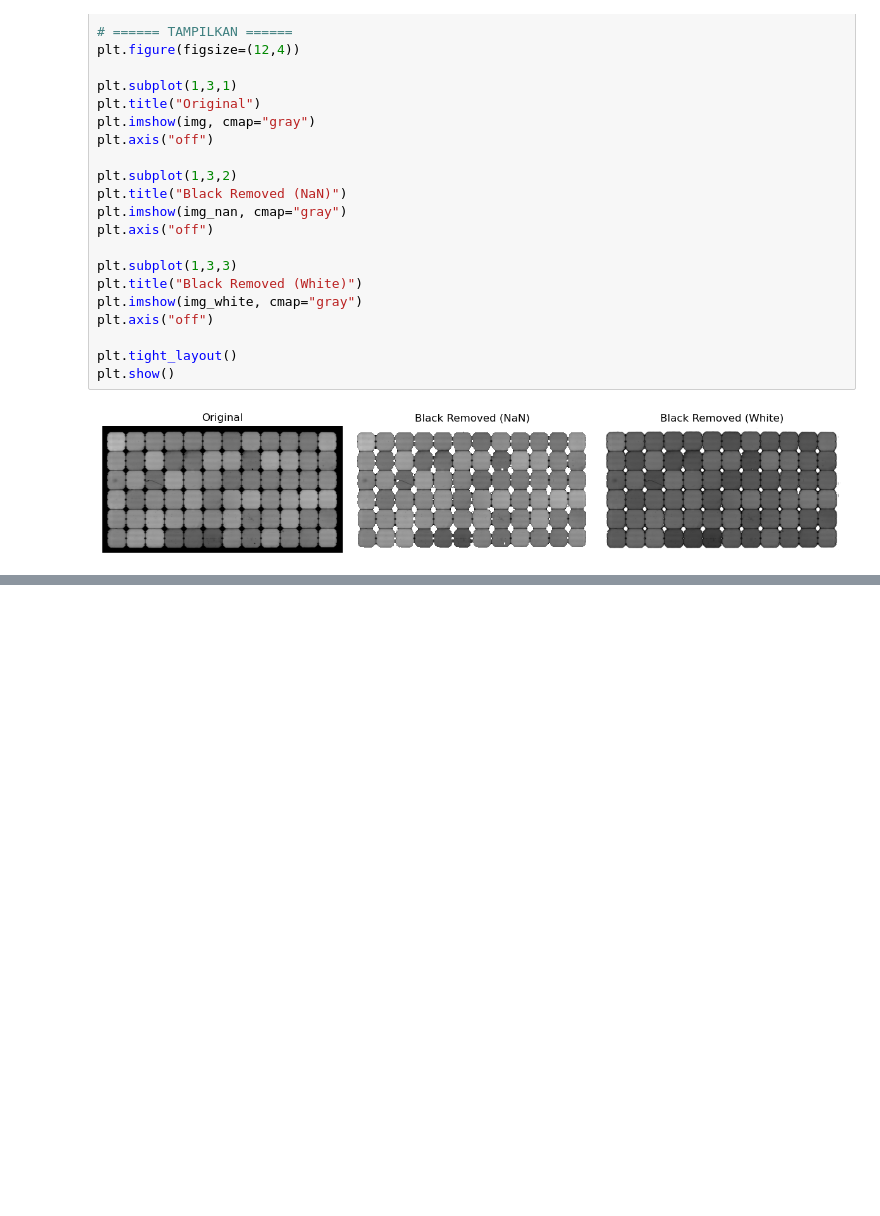
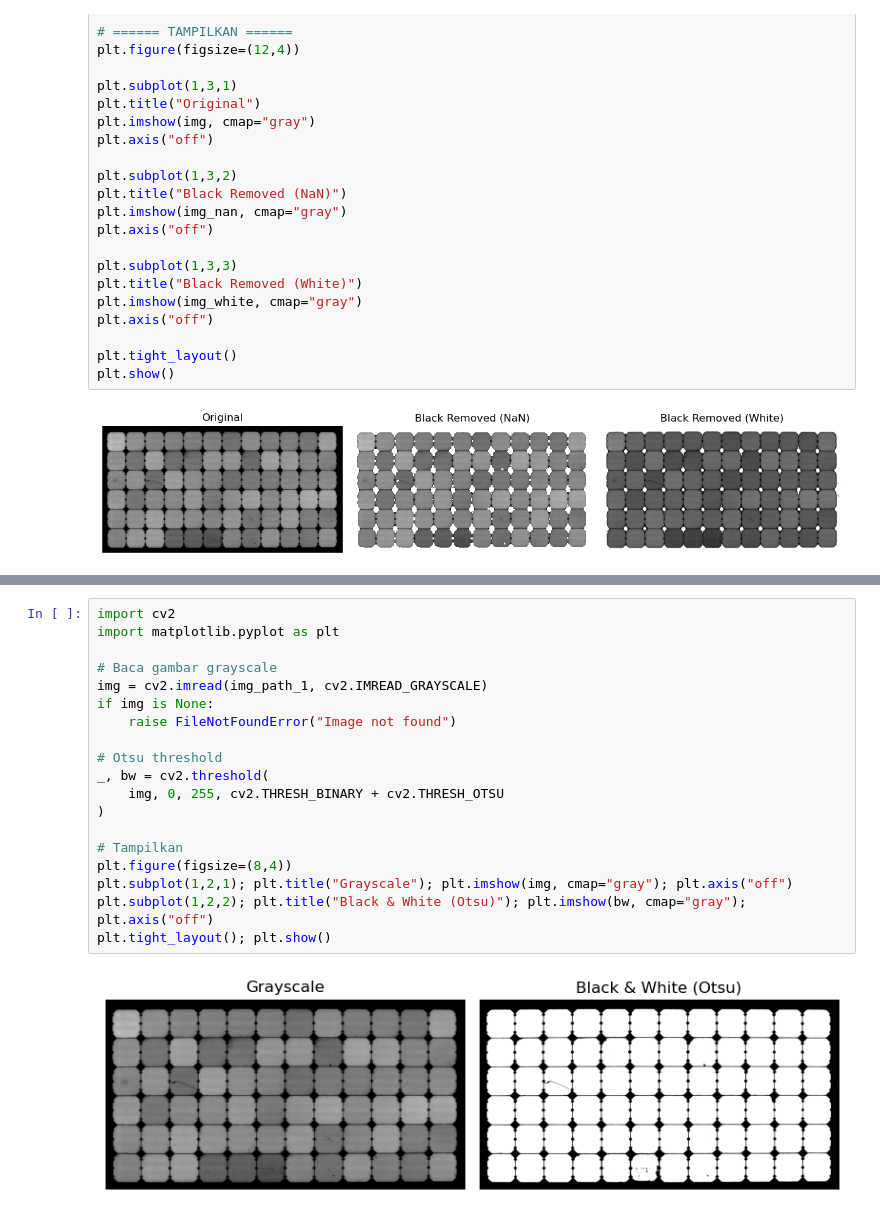
Before and after one commit to Kakozi/kodethesis, a Jupyter notebook: kodethesis.ipynb, the cells around one changed output, grey strips where cells are left out. Saved outputs shown, nothing was run; the diff lists cells and outputs as text; blank space fills up the shorter version.

```diff
--- a/kodethesis.ipynb
+++ b/kodethesis.ipynb
@@ -353,0 +377,21 @@ Uniform boxes: 71
+# %%
+import cv2
+import matplotlib.pyplot as plt
+
+# Baca gambar grayscale
+img = cv2.imread(img_path_1, cv2.IMREAD_GRAYSCALE)
+if img is None:
+    raise FileNotFoundError("Image not found")
+
+# Otsu threshold
+_, bw = cv2.threshold(
+    img, 0, 255, cv2.THRESH_BINARY + cv2.THRESH_OTSU
+)
+
+# Tampilkan
+plt.figure(figsize=(8,4))
+plt.subplot(1,2,1); plt.title("Grayscale"); plt.imshow(img, cmap="gray"); plt.axis("off")
+plt.subplot(1,2,2); plt.title("Black & White (Otsu)"); plt.imshow(bw, cmap="gray"); plt.axis("off")
+plt.tight_layout(); plt.show()
+# %% [output]
+[figure, added]
```
Also changed, not shown: parts of 4 cells of this notebook.
